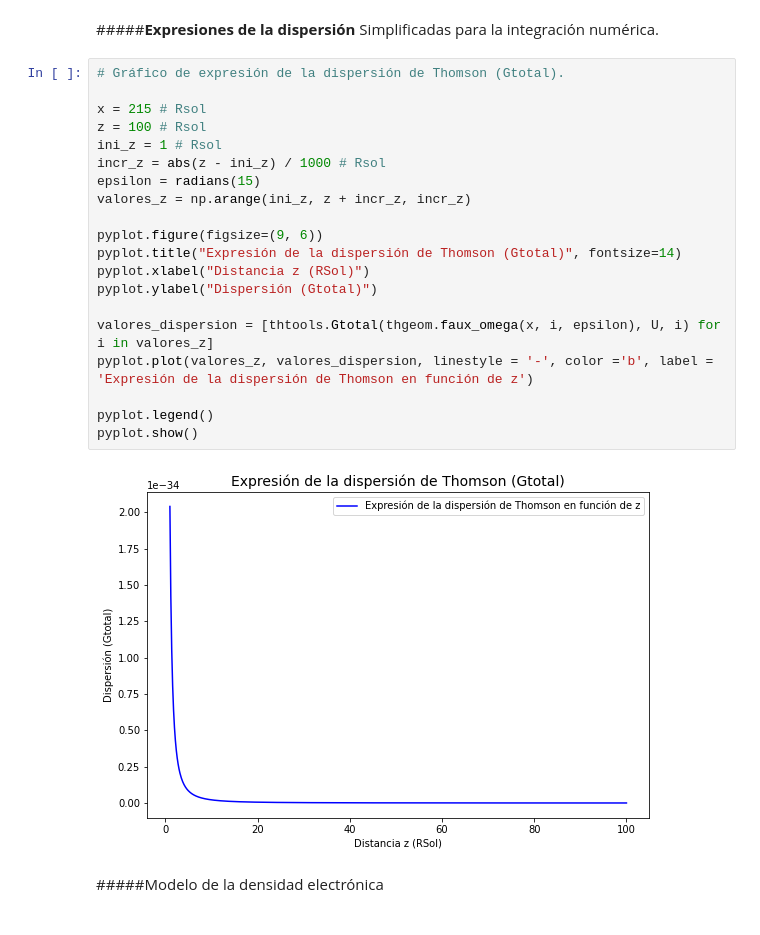
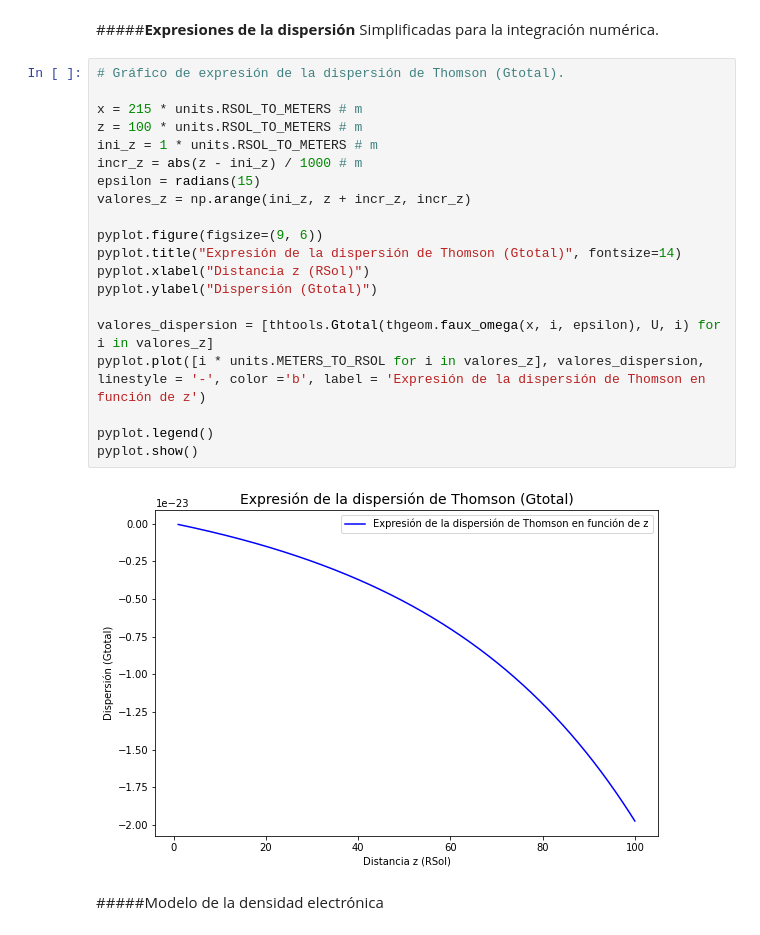
Before and after one commit to aliciavr/thomsonpy, a Jupyter notebook: src/thomsonpy/thomson_scattering/thomson_scattering.ipynb, the cells around one changed output. Saved outputs shown, nothing was run; the diff lists cells and outputs as text.

```diff
--- a/src/thomsonpy/thomson_scattering/thomson_scattering.ipynb
+++ b/src/thomsonpy/thomson_scattering/thomson_scattering.ipynb
@@ -451,25 +456,25 @@ Simplificadas para la integración numérica.
 # %%
 # Gráfico de expresión de la dispersión de Thomson (Gtotal).
 
-x = 215 # Rsol
-z = 100 # Rsol
-ini_z = 1 # Rsol
-incr_z = abs(z - ini_z) / 1000 # Rsol
+x = 215 * units.RSOL_TO_METERS # m
+z = 100 * units.RSOL_TO_METERS # m
+ini_z = 1 * units.RSOL_TO_METERS # m
+incr_z = abs(z - ini_z) / 1000 # m
 epsilon = radians(15)
 valores_z = np.arange(ini_z, z + incr_z, incr_z)
 
 pyplot.figure(figsize=(9, 6))
 pyplot.title("Expresión de la dispersión de Thomson (Gtotal)", fontsize=14)
 pyplot.xlabel("Distancia z (RSol)")
 pyplot.ylabel("Dispersión (Gtotal)")
 
 valores_dispersion = [thtools.Gtotal(thgeom.faux_omega(x, i, epsilon), U, i) for i in valores_z]
-pyplot.plot(valores_z, valores_dispersion, linestyle = '-', color ='b', label = 'Expresión de la dispersión de Thomson en función de z')
+pyplot.plot([i * units.METERS_TO_RSOL for i in valores_z], valores_dispersion, linestyle = '-', color ='b', label = 'Expresión de la dispersión de Thomson en función de z')
 
 pyplot.legend()
 pyplot.show()
 # %% [output]
-[figure, old version]
+[figure, new version]
 # %% [markdown]
 #####Modelo de la densidad electrónica
 # %%
```
Also changed, not shown: parts of 9 cells of this notebook, 1 other file.
